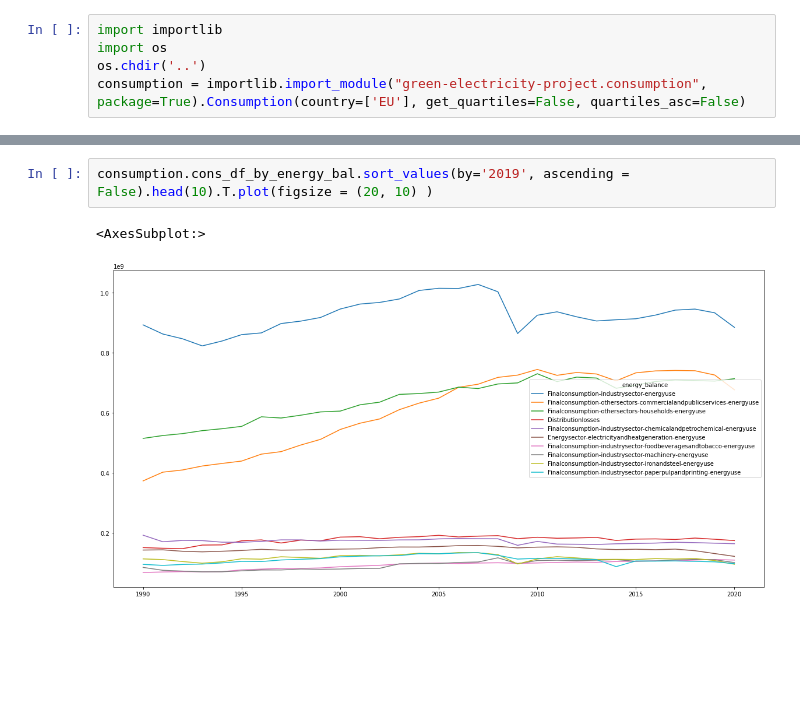
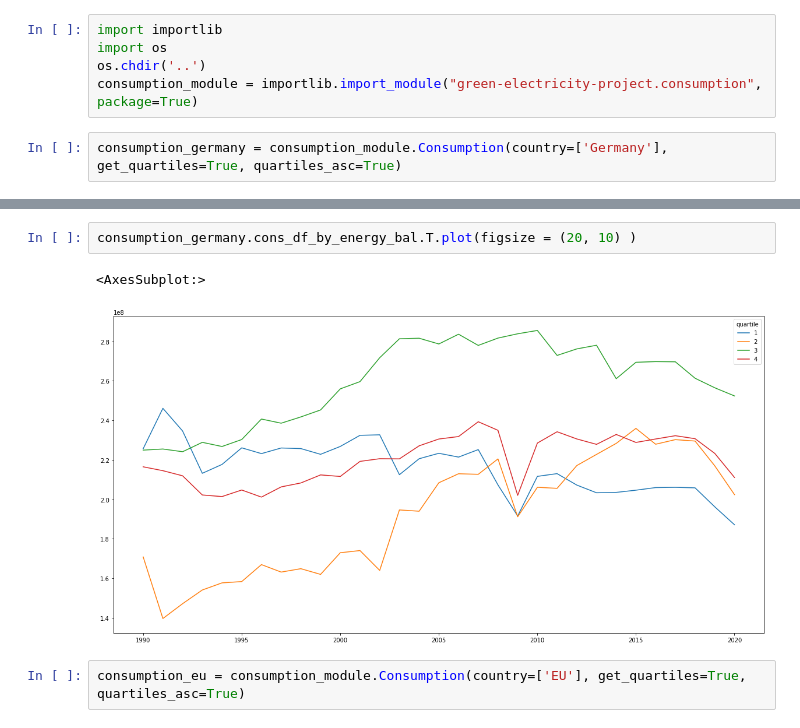
Before and after one commit to SinanSeyhan/green-electricity-project, a Jupyter notebook: notebooks/Consumption_py_test.ipynb, the cells around one changed output, grey strips where cells are left out. Cells and saved outputs as stored; diff of their text form; blank space fills up the shorter version.

```diff
--- a/notebooks/Consumption_py_test.ipynb
+++ b/notebooks/Consumption_py_test.ipynb
@@ -2,5 +2,7 @@
 import importlib
 import os
 os.chdir('..')
-consumption = importlib.import_module("green-electricity-project.consumption", package=True).Consumption(country=['EU'], get_quartiles=False, quartiles_asc=False)
+consumption_module = importlib.import_module("green-electricity-project.consumption", package=True)
+# %%
+consumption_germany = consumption_module.Consumption(country=['Germany'], get_quartiles=True, quartiles_asc=True)
 # %%
@@ -28,5 +18,7 @@ consumption.prepare_consumption_and_export()
 # %%
-consumption.cons_df_by_energy_bal.sort_values(by='2019', ascending = False).head(10).T.plot(figsize = (20, 10) )
+consumption_germany.cons_df_by_energy_bal.T.plot(figsize = (20, 10) )
 # %% [output]
 <AxesSubplot:>
-[figure, old version]
+[figure, new version]
+# %%
+consumption_eu = consumption_module.Consumption(country=['EU'], get_quartiles=True, quartiles_asc=True)
```
Also changed, not shown: parts of 6 cells of this notebook.
